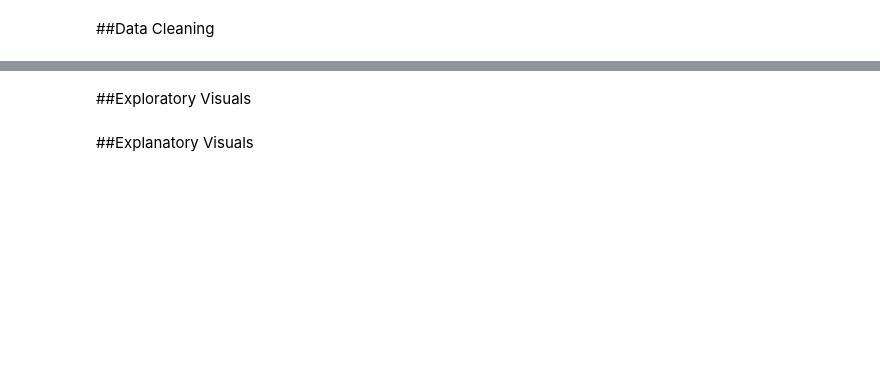
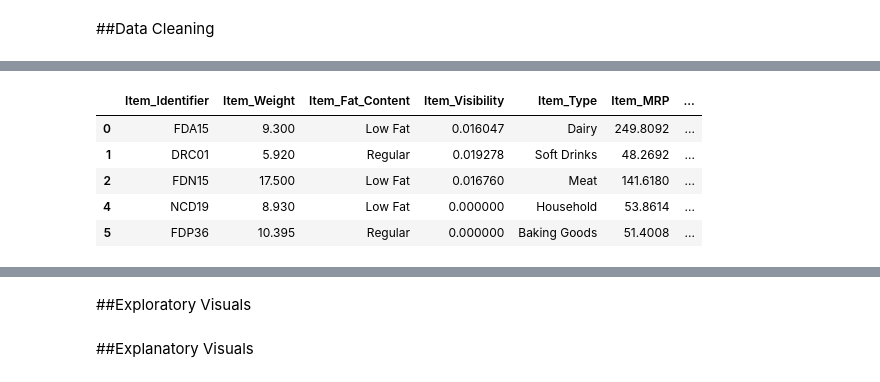
Before and after one commit to alexre24/Food-Sales-Predictions, a Jupyter notebook: Project_1.ipynb, the cells around one changed output, grey strips where cells are left out. Saved outputs shown, nothing was run; the diff lists cells and outputs as text; code cells hidden in the pictures; blank space fills up the shorter version.

```diff
--- a/Project_1.ipynb
+++ b/Project_1.ipynb
@@ -10,0 +105,4 @@
+# %%
+weight_average = sales_df["Item_Weight"].mean()
+sales_df["Item_Weight"].fillna(value = weight_average, inplace=True)
+# I decided to fill the missing columns in "Item_Weight" with the average item weight because it is a numerical value, and less than half of the data points are missing.
@@ -10,0 +125,11 @@
+# %%
+sales_df.dropna(inplace=True)
+sales_df.head()
+#I decided to drop the missing data from "Outlet_Size" because over half of the data points were missing.
+# %% [output]
+|  | Item_Identifier | Item_Weight | Item_Fat_Content | Item_Visibility | Item_Type | Item_MRP | ... |
+| 0 | FDA15 | 9.300 | Low Fat | 0.016047 | Dairy | 249.8092 | ... |
+| 1 | DRC01 | 5.920 | Regular | 0.019278 | Soft Drinks | 48.2692 | ... |
+| 2 | FDN15 | 17.500 | Low Fat | 0.016760 | Meat | 141.6180 | ... |
+| 4 | NCD19 | 8.930 | Low Fat | 0.000000 | Household | 53.8614 | ... |
+| 5 | FDP36 | 10.395 | Regular | 0.000000 | Baking Goods | 51.4008 | ... |
```
Also changed, not shown: parts of 17 cells of this notebook.
